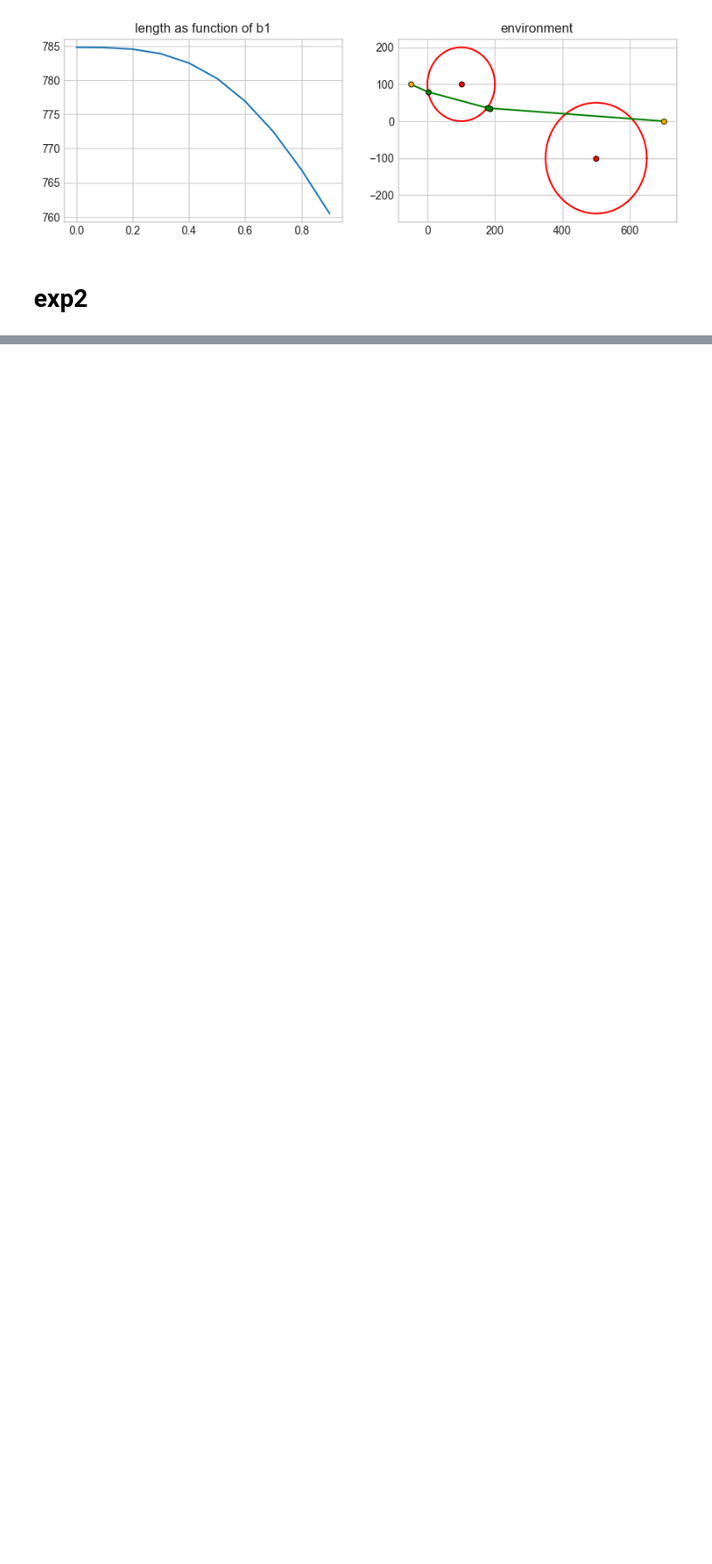
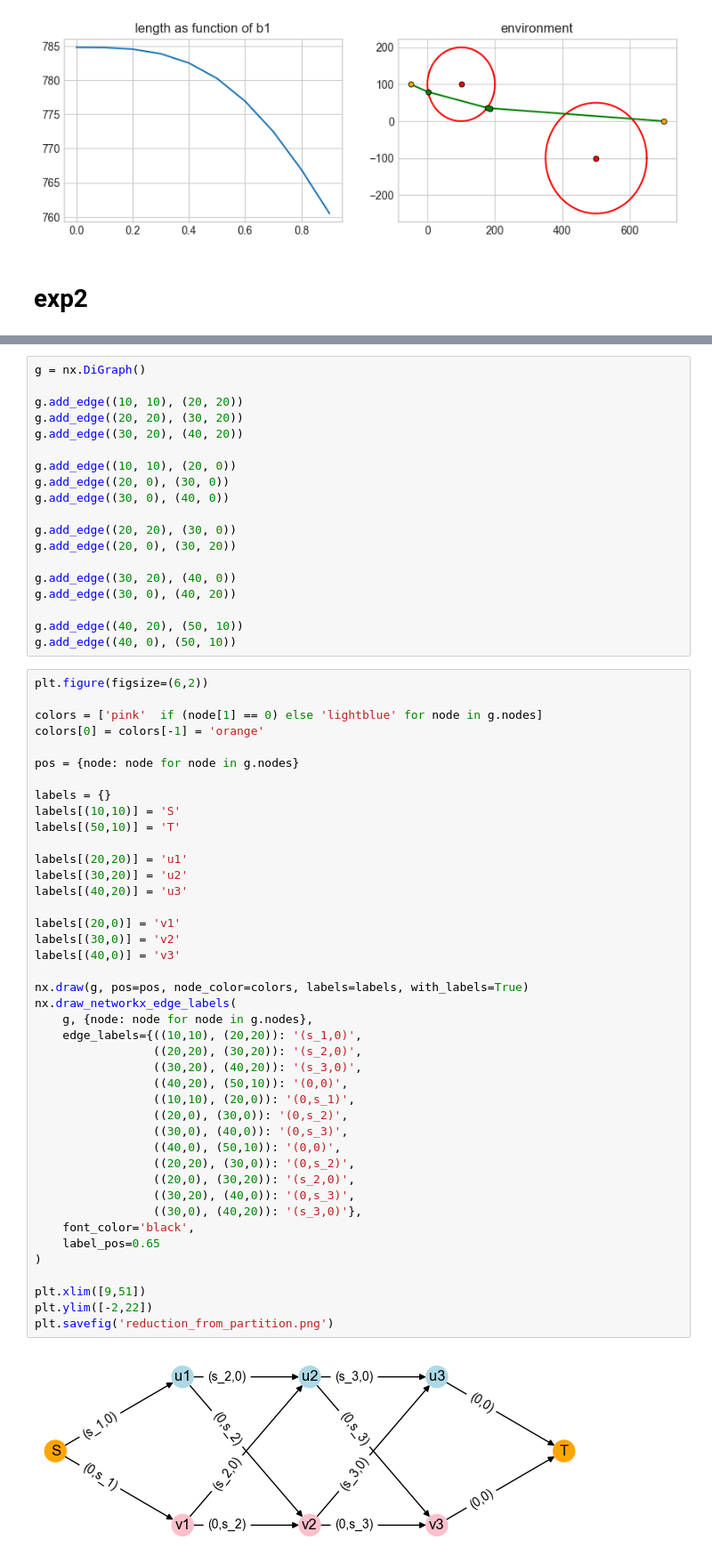
Before and after one commit to Elilgo324/quick-and-safe, a Jupyter notebook: algorithms/main.ipynb, the cells around one changed output, grey strips where cells are left out. Shown: that part at 89% size. Saved outputs shown, nothing was run; the diff lists cells and outputs as text; blank space fills up the shorter version.

```diff
--- a/algorithms/main.ipynb
+++ b/algorithms/main.ipynb
@@ -139,0 +199,63 @@ Path(path).plot()
+# %%
+g = nx.DiGraph()
+
+g.add_edge((10, 10), (20, 20))
+g.add_edge((20, 20), (30, 20))
+g.add_edge((30, 20), (40, 20))
+
+g.add_edge((10, 10), (20, 0))
+g.add_edge((20, 0), (30, 0))
+g.add_edge((30, 0), (40, 0))
+
+g.add_edge((20, 20), (30, 0))
+g.add_edge((20, 0), (30, 20))
+
+g.add_edge((30, 20), (40, 0))
+g.add_edge((30, 0), (40, 20))
+
+g.add_edge((40, 20), (50, 10))
+g.add_edge((40, 0), (50, 10))
+# %%
+plt.figure(figsize=(6,2))
+
+colors = ['pink'  if (node[1] == 0) else 'lightblue' for node in g.nodes]
+colors[0] = colors[-1] = 'orange'
+
+pos = {node: node for node in g.nodes}
+
+labels = {}
+labels[(10,10)] = 'S'
+labels[(50,10)] = 'T'
+
+labels[(20,20)] = 'u1'
+labels[(30,20)] = 'u2'
+labels[(40,20)] = 'u3'
+
+labels[(20,0)] = 'v1'
+labels[(30,0)] = 'v2'
+labels[(40,0)] = 'v3'
+
+nx.draw(g, pos=pos, node_color=colors, labels=labels, with_labels=True)
+nx.draw_networkx_edge_labels(
+    g, {node: node for node in g.nodes},
+    edge_labels={((10,10), (20,20)): '(s_1,0)',
+                 ((20,20), (30,20)): '(s_2,0)',
+                 ((30,20), (40,20)): '(s_3,0)',
+                 ((40,20), (50,10)): '(0,0)',
+                 ((10,10), (20,0)): '(0,s_1)',
+                 ((20,0), (30,0)): '(0,s_2)',
+                 ((30,0), (40,0)): '(0,s_3)',
+                 ((40,0), (50,10)): '(0,0)',
+                 ((20,20), (30,0)): '(0,s_2)',
+                 ((20,0), (30,20)): '(s_2,0)',
+                 ((30,20), (40,0)): '(0,s_3)',
+                 ((30,0), (40,20)): '(s_3,0)'},
+    font_color='black',
+    label_pos=0.65
+)
+
+plt.xlim([9,51])
+plt.ylim([-2,22])
+plt.savefig('reduction_from_partition.png')
+# %% [output]
+[figure, added]
```
Also changed, not shown: parts of 11 cells of this notebook, 1 other file.
